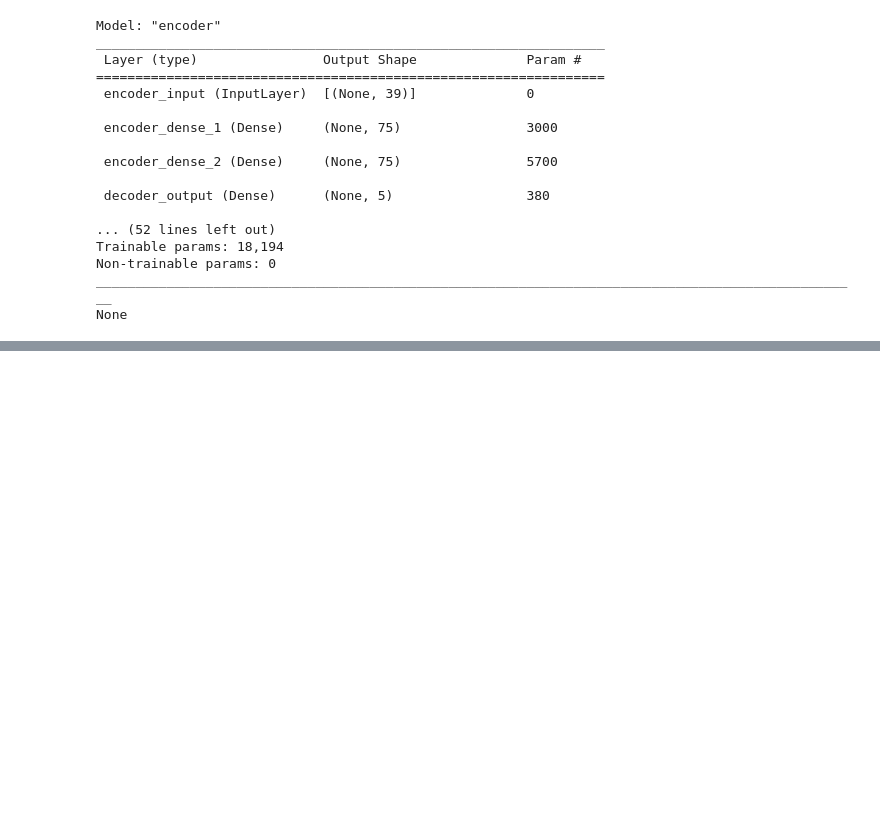
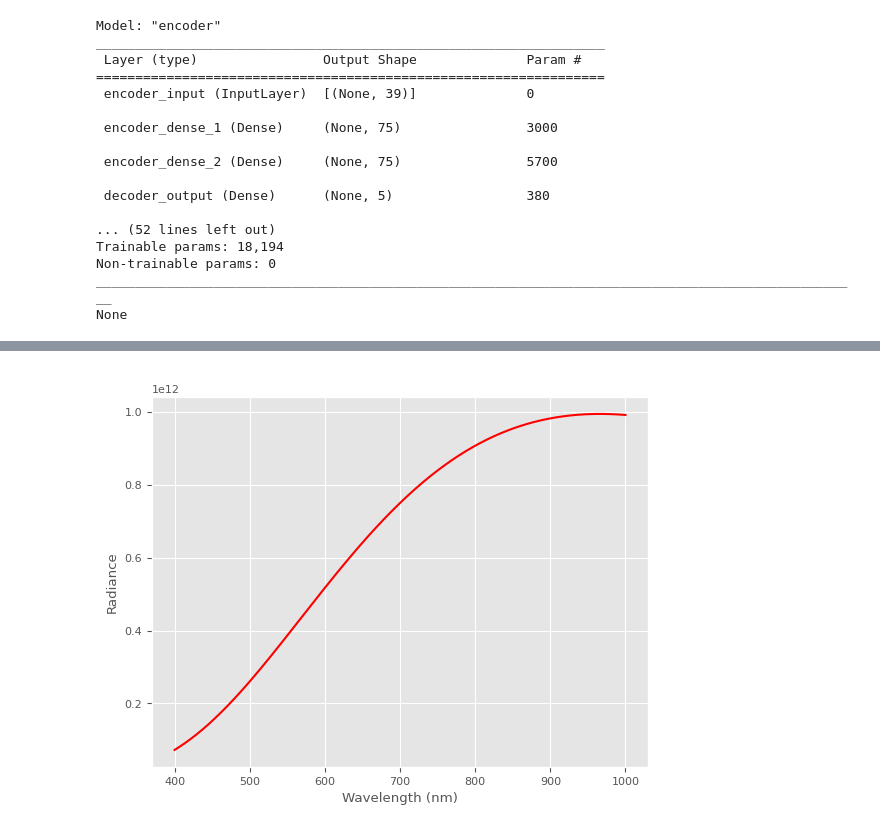
Before and after one commit to jj-tech-io/AE_2023_06, a Jupyter notebook: train_autoencoder_spectral.ipynb, the cells around one changed output, grey strips where cells are left out. Cells and saved outputs as stored; diff of their text form; code cells hidden in the pictures; blank space fills up the shorter version.

```diff
--- a/train_autoencoder_spectral.ipynb
+++ b/train_autoencoder_spectral.ipynb
@@ -447,0 +652,35 @@ tf.saved_model.save(decoder, "decoder_sep_19")
+# %%
+#load spectral data for tungsten halogen from scipy
+from scipy.interpolate import interp1d
+from scipy.io import loadmat
+import matplotlib.pyplot as plt
+import numpy as np
+import numpy as np
+import matplotlib.pyplot as plt
+from scipy.constants import Planck, h, c, Boltzmann, pi
+from scipy.special import expn
+
+def blackbody_lambda(wavelength, temperature):
+    """ Blackbody as a function of wavelength (lambda) and temperature T.
+    """
+    factor = (2 * h * c ** 2) / (wavelength ** 5)
+    exponential_factor = h * c / (wavelength * Boltzmann * temperature)
+    radiance = factor * 1.0 / (np.exp(exponential_factor) - 1)
+    return radiance
+
+# Define a range of wavelengths (e.g., 400nm to 1000nm, which roughly corresponds to visible to near-infrared)
+wavelengths = np.linspace(400e-9, 1000e-9, 1000)  # in meters
+
+# Compute the radiance for a temperature of 3000K (common for halogen bulbs)
+temperature = 3000
+radiance = blackbody_lambda(wavelengths, temperature)
+
+# Plot the computed spectrum
+plt.plot(wavelengths * 1e9, radiance, 'r-')  # Convert wavelengths to nm for the plot
+plt.title(f"Blackbody Radiation at {temperature}K")
+plt.xlabel("Wavelength (nm)")
+plt.ylabel("Radiance")
+plt.grid(True)
+plt.show()
+# %% [output]
+[figure, added]
```
Also changed, not shown: parts of 10 cells of this notebook, 7 other files.
